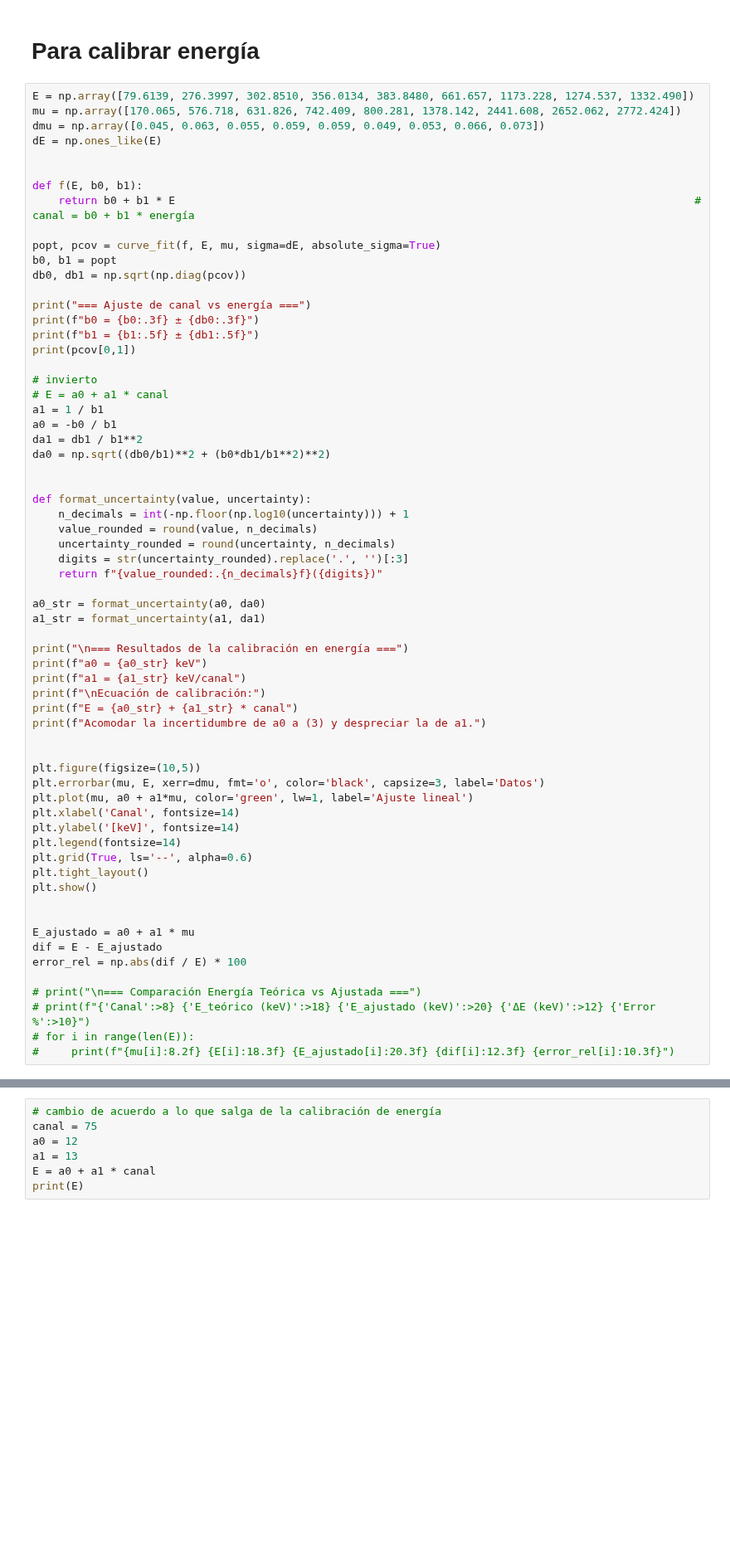
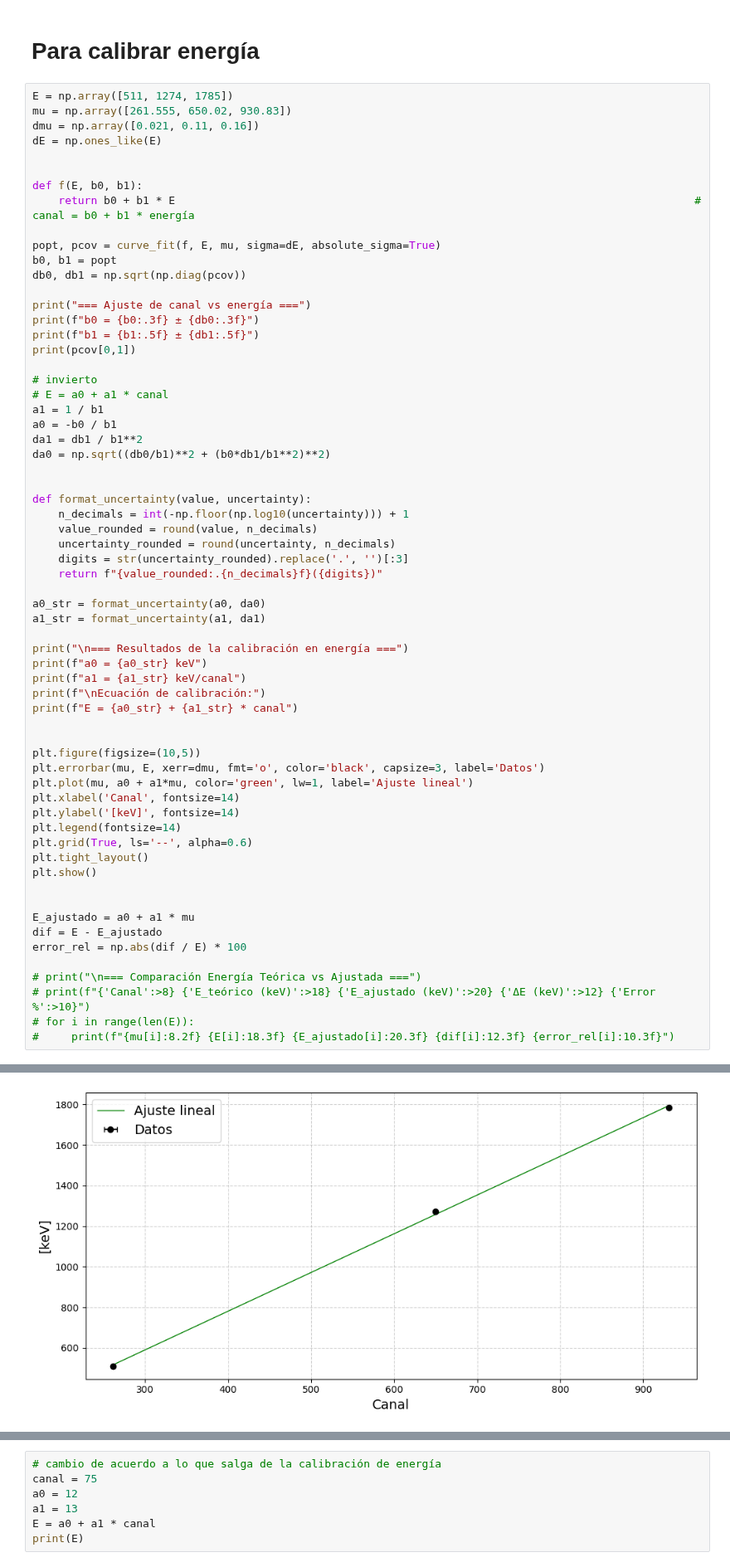
Before and after one commit to asarria48/Nuclear-physics, a Jupyter notebook: Previa2ASM.ipynb, the cells around one changed output, grey strips where cells are left out. Shown at 83% size. Drawn from its saved outputs; the diff is of its cells as text; blank space fills up the shorter version.

```diff
--- a/Previa2ASM.ipynb
+++ b/Previa2ASM.ipynb
@@ -157,9 +142,9 @@ for xmin, xmax, color in picos:
 # %% [markdown]
 # Para calibrar energía
 # %%
-E = np.array([79.6139, 276.3997, 302.8510, 356.0134, 383.8480, 661.657, 1173.228, 1274.537, 1332.490])
-mu = np.array([170.065, 576.718, 631.826, 742.409, 800.281, 1378.142, 2441.608, 2652.062, 2772.424])
-dmu = np.array([0.045, 0.063, 0.055, 0.059, 0.059, 0.049, 0.053, 0.066, 0.073])
+E = np.array([511, 1274, 1785])
+mu = np.array([261.555, 650.02, 930.83])
+dmu = np.array([0.021, 0.11, 0.16])
 dE = np.ones_like(E)
 
 
@@ -198,7 +183,6 @@ print(f"a0 = {a0_str} keV")
 print(f"a1 = {a1_str} keV/canal")
 print(f"\nEcuación de calibración:")
 print(f"E = {a0_str} + {a1_str} * canal")
-print(f"Acomodar la incertidumbre de a0 a (3) y despreciar la de a1.")
 
 
 plt.figure(figsize=(10,5))
@@ -220,3 +204,4 @@ error_rel = np.abs(dif / E) * 100
 # print(f"{'Canal':>8} {'E_teórico (keV)':>18} {'E_ajustado (keV)':>20} {'ΔE (keV)':>12} {'Error %':>10}")
 # for i in range(len(E)):
 #     print(f"{mu[i]:8.2f} {E[i]:18.3f} {E_ajustado[i]:20.3f} {dif[i]:12.3f} {error_rel[i]:10.3f}")
+# %% [output]
@@ -222,0 +219 @@ error_rel = np.abs(dif / E) * 100
+[figure, added]
```
Also changed, not shown: parts of 12 cells of this notebook.
